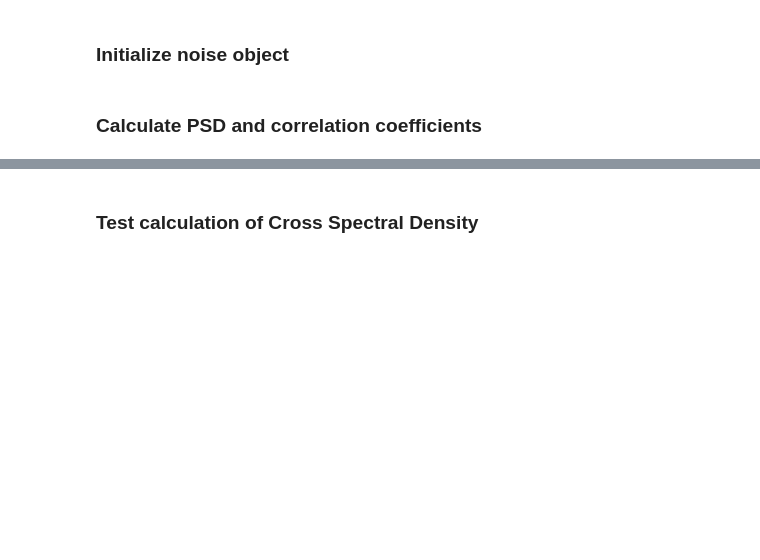
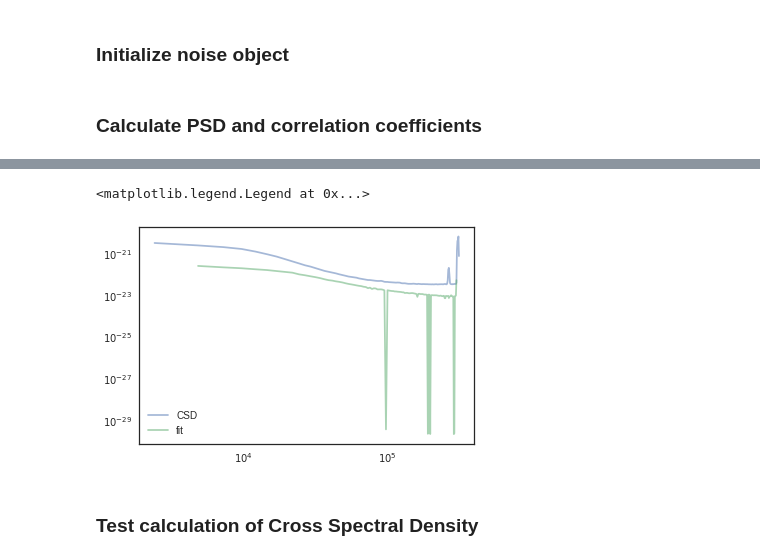
Before and after one commit to cwfink/Fink_ay250_homework, a Jupyter notebook: final_project/noise_class_notebook.ipynb, the cells around one changed output, grey strips where cells are left out. Drawn from its saved outputs; the diff is of its cells as text; code cells hidden in the pictures; blank space fills up the shorter version.

```diff
--- a/final_project/noise_class_notebook.ipynb
+++ b/final_project/noise_class_notebook.ipynb
@@ -285,2 +415,21 @@ g124_noise.calculate_corrCoeff()
+# %%
+fit_00 = []
+fit_11 = []
+fit_22 = []
+fit_33 = []
+
+for fit in g124_noise.unCorrNoise:
+    fit_00.append(fit['x'][13])
+    fit_11.append(fit['x'][14])
+    fit_22.append(fit['x'][15])
+    fit_33.append(fit['x'][16])
+# %%
+ii = 3
+plt.loglog(g124_noise.freqs_CSD[1:], (g124_noise.real_CSD[ii][ii][1:]), label = 'CSD', alpha = .5)
+plt.loglog(g124_noise.freqs_CSD[2:-5],fit_33[2:-5], label = 'fit', alpha = 0.5)
+plt.legend()
+# %% [output]
+<matplotlib.legend.Legend at 0x...>
+[figure, added]
 # %% [markdown]
 ### Test calculation of Cross Spectral Density
```
Also changed, not shown: parts of 12 cells of this notebook.
